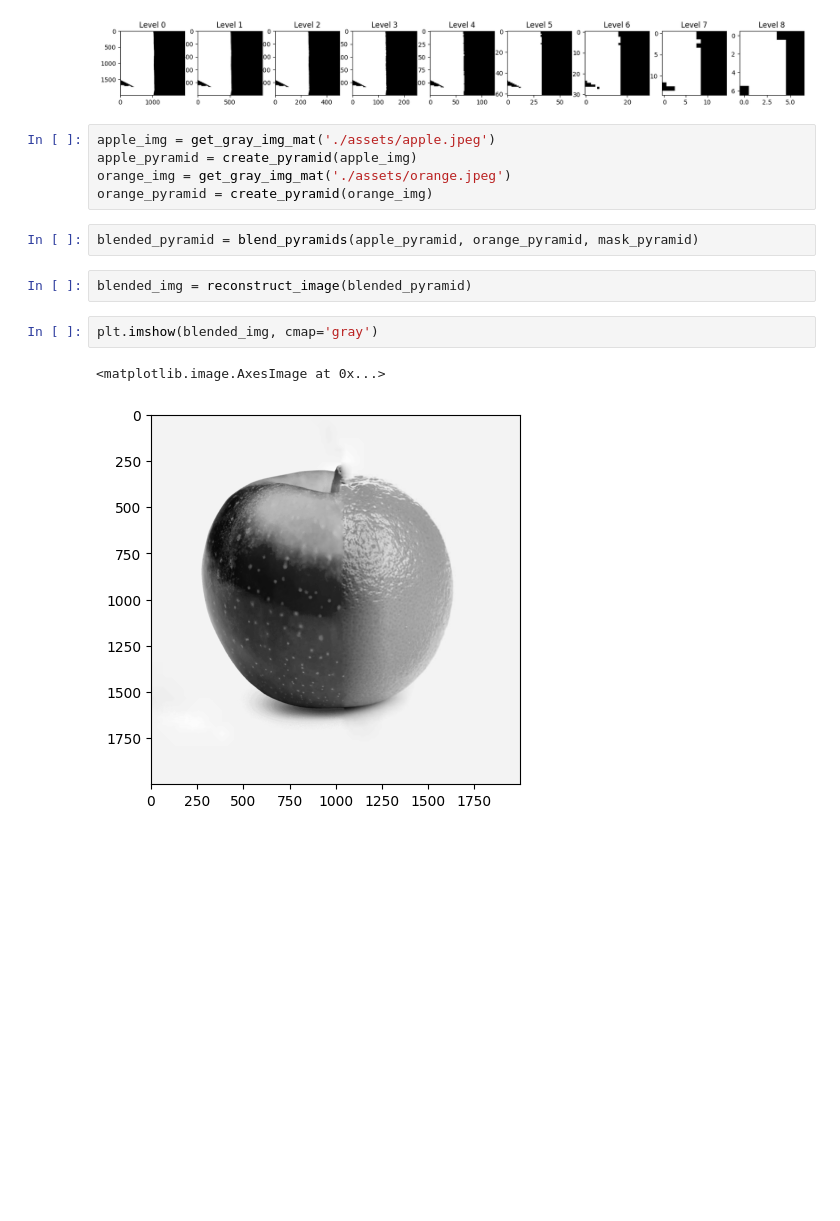
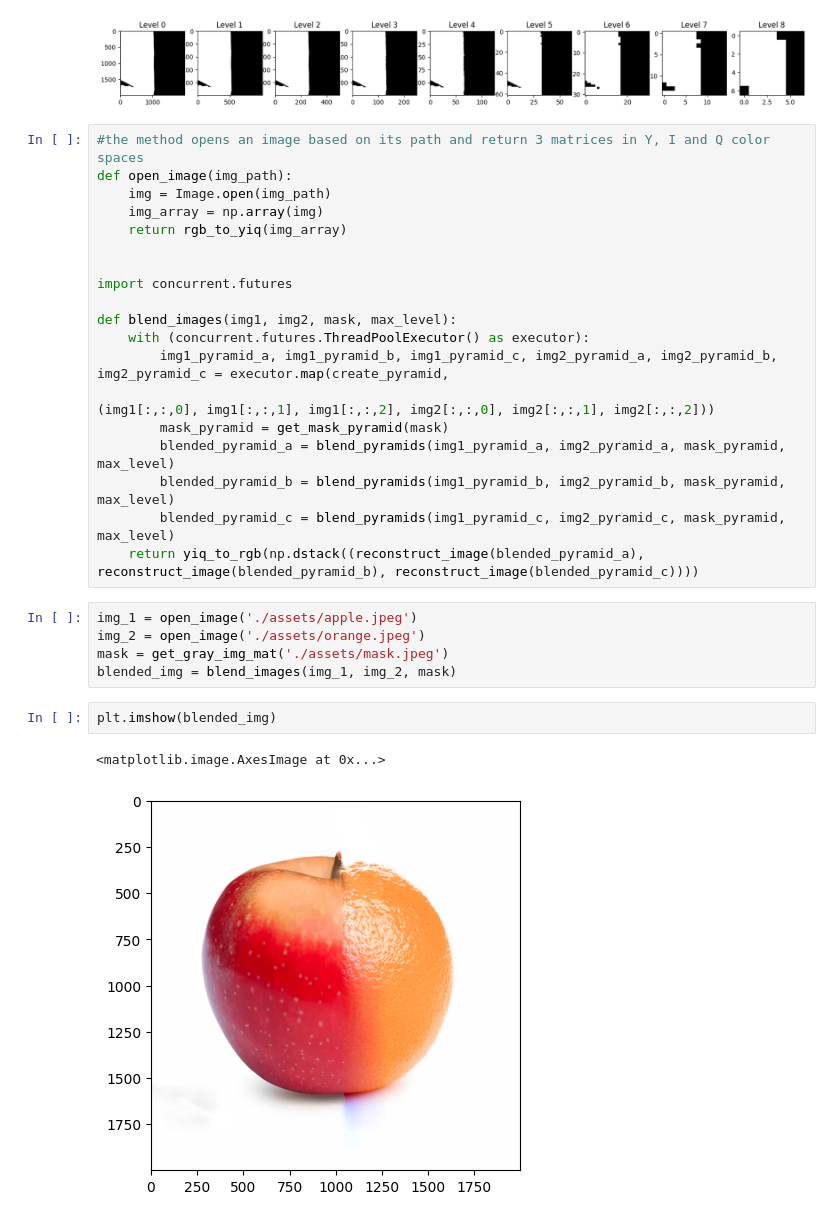
Before and after one commit to Hadartalisr/ImageProcessing, a Jupyter notebook: Ex3/ex3_2.ipynb, the cells around one changed output. Saved outputs shown, nothing was run; the diff lists cells and outputs as text; blank space fills up the shorter version.

```diff
--- a/Ex3/ex3_2.ipynb
+++ b/Ex3/ex3_2.ipynb
@@ -146,17 +176,32 @@ mask_pyramid = get_mask_pyramid(mask)
 plot_pyramid(mask_pyramid)
 # %% [output]
 [figure]
-# %%
-apple_img = get_gray_img_mat('./assets/apple.jpeg')
-apple_pyramid = create_pyramid(apple_img)
-orange_img = get_gray_img_mat('./assets/orange.jpeg')
-orange_pyramid = create_pyramid(orange_img)
-# %%
-blended_pyramid = blend_pyramids(apple_pyramid, orange_pyramid, mask_pyramid)
-# %%
-blended_img = reconstruct_image(blended_pyramid)
+# %%
+#the method opens an image based on its path and return 3 matrices in Y, I and Q color spaces
+def open_image(img_path):
+    img = Image.open(img_path)
+    img_array = np.array(img)
+    return rgb_to_yiq(img_array)
+
+
+import concurrent.futures
+
+def blend_images(img1, img2, mask, max_level):
+    with (concurrent.futures.ThreadPoolExecutor() as executor):
+        img1_pyramid_a, img1_pyramid_b, img1_pyramid_c, img2_pyramid_a, img2_pyramid_b, img2_pyramid_c = executor.map(create_pyramid,
+                                                                                                                      (img1[:,:,0], img1[:,:,1], img1[:,:,2], img2[:,:,0], img2[:,:,1], img2[:,:,2]))
+        mask_pyramid = get_mask_pyramid(mask)
+        blended_pyramid_a = blend_pyramids(img1_pyramid_a, img2_pyramid_a, mask_pyramid, max_level)
+        blended_pyramid_b = blend_pyramids(img1_pyramid_b, img2_pyramid_b, mask_pyramid, max_level)
+        blended_pyramid_c = blend_pyramids(img1_pyramid_c, img2_pyramid_c, mask_pyramid, max_level)
+    return yiq_to_rgb(np.dstack((reconstruct_image(blended_pyramid_a), reconstruct_image(blended_pyramid_b), reconstruct_image(blended_pyramid_c))))
+# %%
+img_1 = open_image('./assets/apple.jpeg')
+img_2 = open_image('./assets/orange.jpeg')
+mask = get_gray_img_mat('./assets/mask.jpeg')
+blended_img = blend_images(img_1, img_2, mask)
 # %%
-plt.imshow(blended_img, cmap='gray')
+plt.imshow(blended_img)
 # %% [output]
 <matplotlib.image.AxesImage at 0x...>
-[figure, old version]
+[figure, new version]
```
Also changed, not shown: parts of 11 cells of this notebook, 4 other files.
